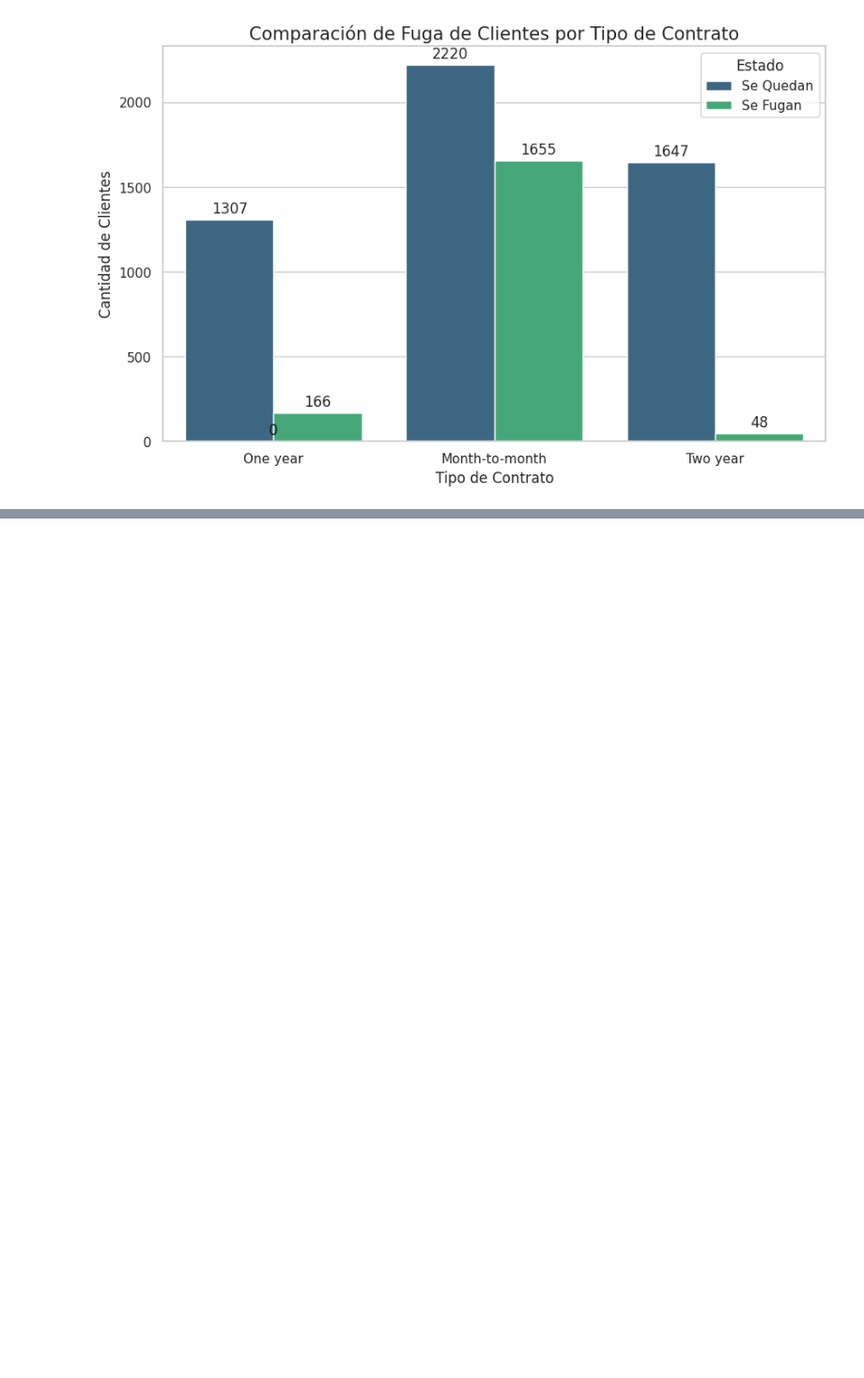
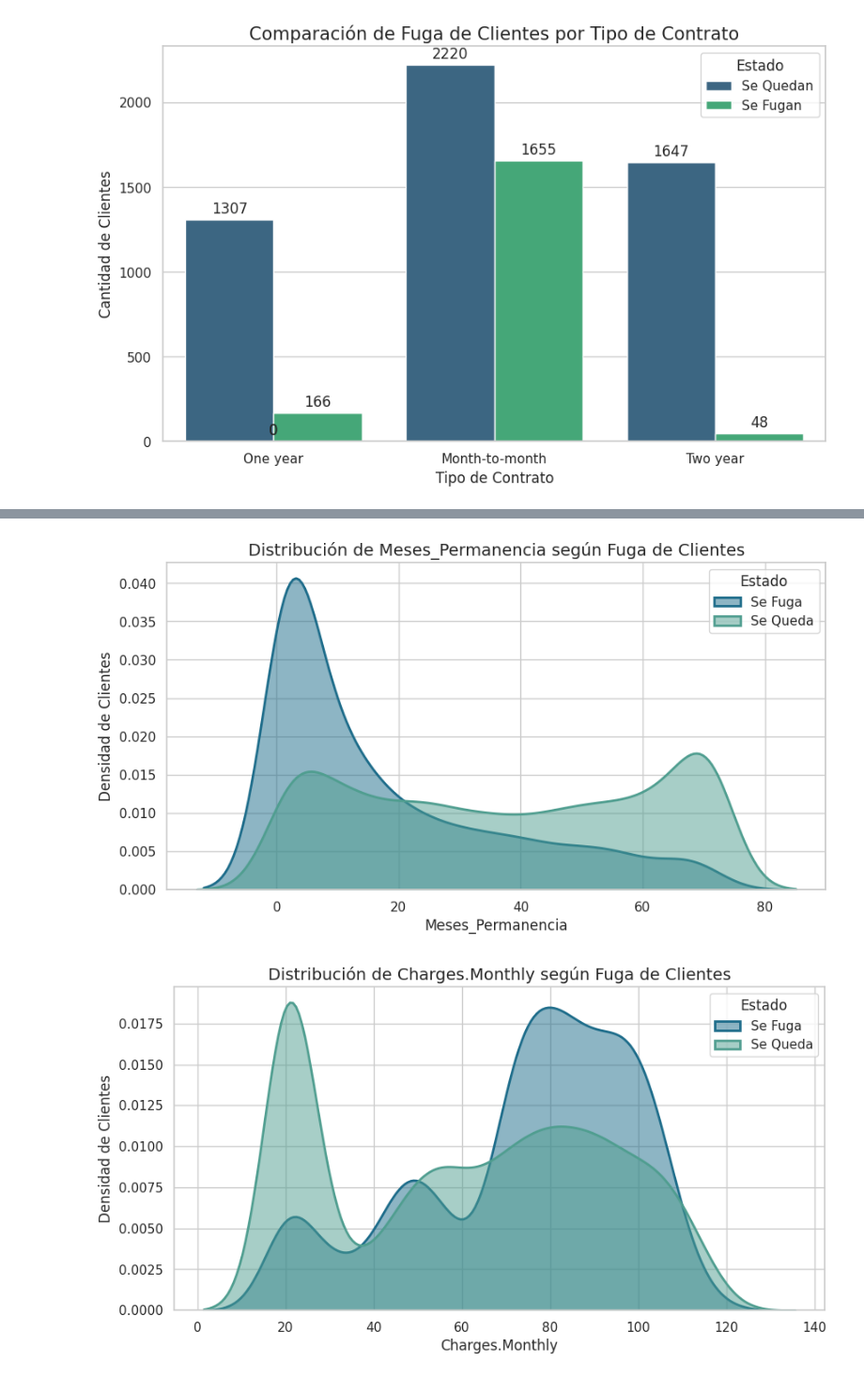
Before and after one commit to Julian2727c/Challenge-AluraStoreLatam-Telecom-X, a Jupyter notebook: Desafío_AluraStoreLatam_Telecom_X.ipynb, the cells around one changed output, grey strips where cells are left out. Shown at 94% size. Saved outputs shown, nothing was run; the diff lists cells and outputs as text; code cells hidden in the pictures; blank space fills up the shorter version.

```diff
--- a/Desafío_AluraStoreLatam_Telecom_X.ipynb
+++ b/Desafío_AluraStoreLatam_Telecom_X.ipynb
@@ -286,0 +325,18 @@ plt.show()
+# %%
+variables_num = ['Meses_Permanencia', 'Charges.Monthly', 'Cuentas_Diarias']
+
+
+
+for col in variables_num:
+    plt.figure(figsize=(10, 5))
+
+    sns.kdeplot(data=df_normalized, x=col, hue='Fuga_Cliente', fill=True, common_norm=False, palette='crest', alpha=.5, linewidth=2)
+
+    plt.title(f'Distribución de {col} según Fuga de Clientes', fontsize=14)
+    plt.xlabel(col)
+    plt.ylabel('Densidad de Clientes')
+    plt.legend(title='Estado', labels=['Se Fuga', 'Se Queda']) # Ajustar según el orden de tus datos
+    plt.show()
+# %% [output]
+[figure, added]
+[figure, added]
```
Also changed, not shown: parts of 5 cells of this notebook.
